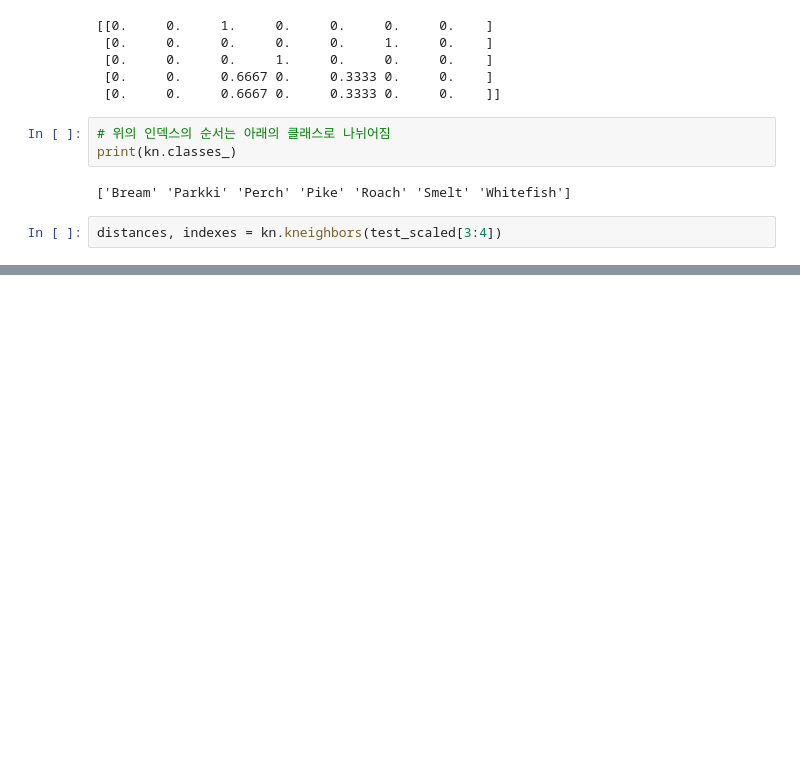
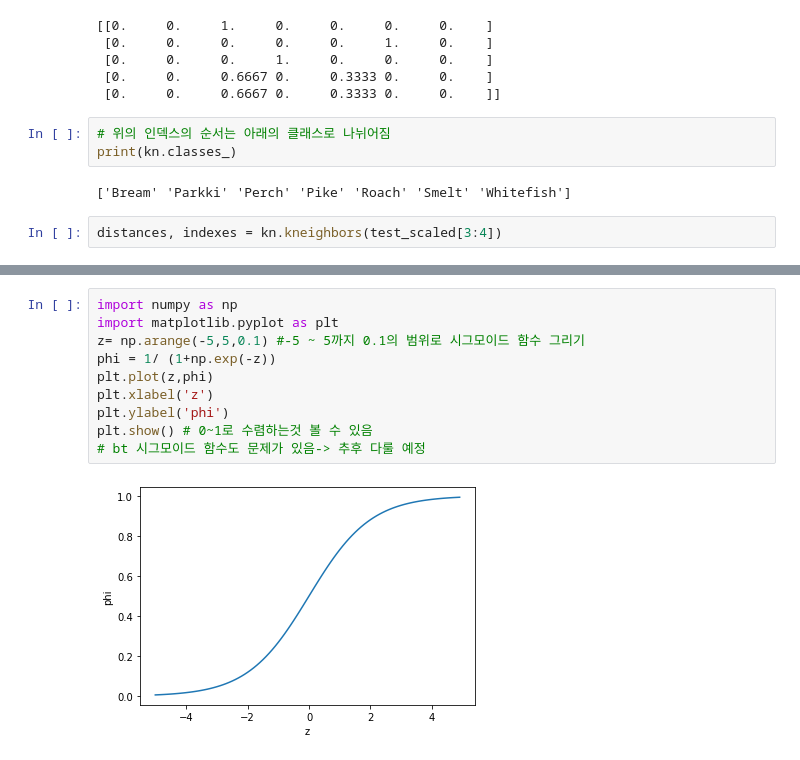
Before and after one commit to ohhongseok/ML-DeepLearning, a Jupyter notebook: 4/4-1/로지스틱_회귀.ipynb, the cells around one changed output, grey strips where cells are left out. Saved outputs shown, nothing was run; the diff lists cells and outputs as text; blank space fills up the shorter version.

```diff
--- a/4/4-1/로지스틱_회귀.ipynb
+++ b/4/4-1/로지스틱_회귀.ipynb
@@ -161,0 +169,12 @@ distances, indexes = kn.kneighbors(test_scaled[3:4])
+# %%
+import numpy as np
+import matplotlib.pyplot as plt
+z= np.arange(-5,5,0.1) #-5 ~ 5까지 0.1의 범위로 시그모이드 함수 그리기
+phi = 1/ (1+np.exp(-z))
+plt.plot(z,phi)
+plt.xlabel('z')
+plt.ylabel('phi')
+plt.show() # 0~1로 수렴하는것 볼 수 있음
+# bt 시그모이드 함수도 문제가 있음-> 추후 다룰 예정
+# %% [output]
+[figure, added]
```
Also changed, not shown: parts of 8 cells of this notebook.
